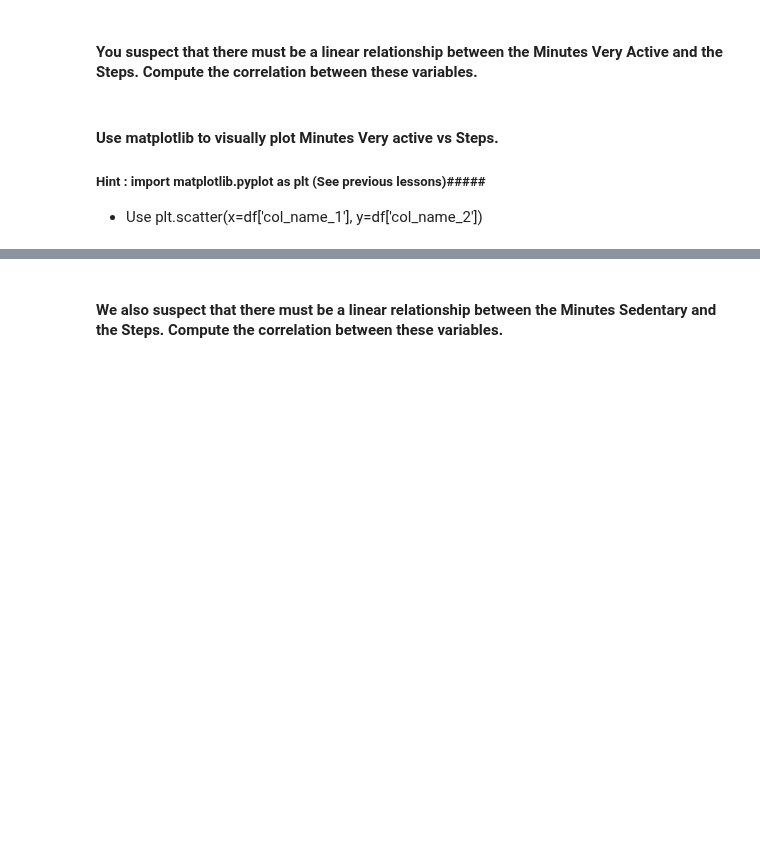
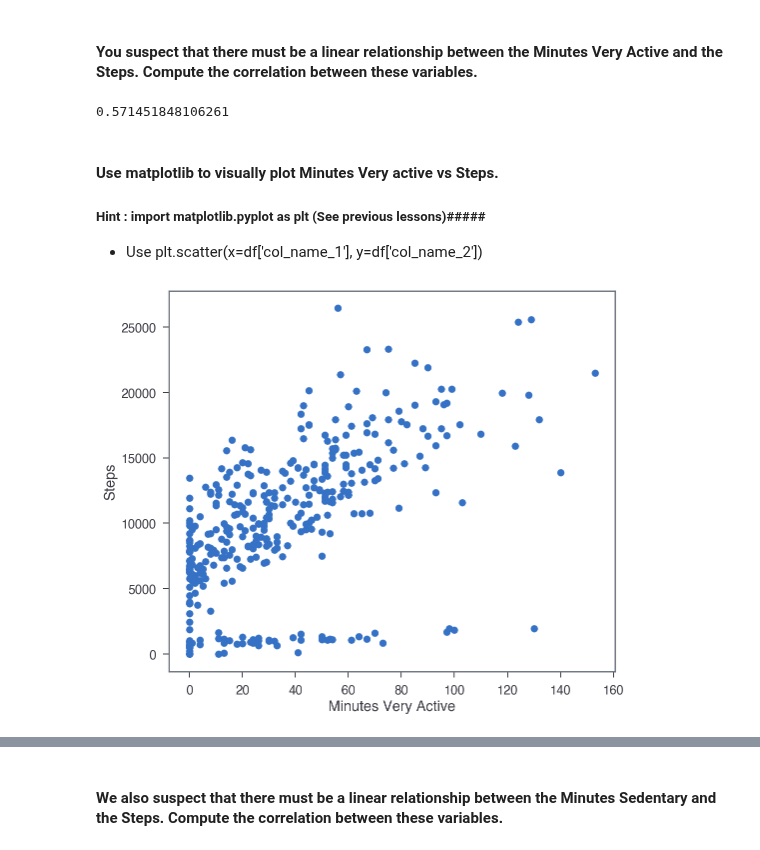
Before and after one commit to ta-data-lis/lab-pivot-table-and-correlation, a Jupyter notebook: your_code/main.ipynb, the cells around one changed output, grey strips where cells are left out. Saved outputs shown, nothing was run; the diff lists cells and outputs as text; code cells hidden in the pictures; blank space fills up the shorter version.

```diff
--- a/your_code/main.ipynb
+++ b/your_code/main.ipynb
@@ -188,3 +189,5 @@ Hint: Write a custom function.
 #### Open the ` Fitbit.csv` file and name your dataset `fitbit`.
 # %%
 # your answer here
+fitbit = pd.read_csv('data/fitbit.csv')
+fitbit.head()
@@ -199,6 +239,9 @@ Hint: Use Pandas functions from previous lectures.
 #### You suspect that there must be a linear relationship between the Minutes Very Active and the Steps. Compute the correlation between these variables.
 # %%
 # your answer here
+fitbit.corr()['Minutes Very Active']['Steps']
+# %% [output]
+0.571451848106261
 # %% [markdown]
 #### Use matplotlib to visually plot Minutes Very active vs Steps.
 
@@ -208,0 +250,8 @@ Hint: Use Pandas functions from previous lectures.
+# %%
+# your answer here
+# Doing this with matplotlib just this one time 'cause you asked kindly :D
+plt.scatter(x = 'Minutes Very Active', y = 'Steps', data = fitbit)
+plt.xlabel('Minutes Very Active')
+plt.ylabel('Steps');
+# %% [output]
+[figure, added]
```
Also changed, not shown: parts of 21 cells of this notebook.
